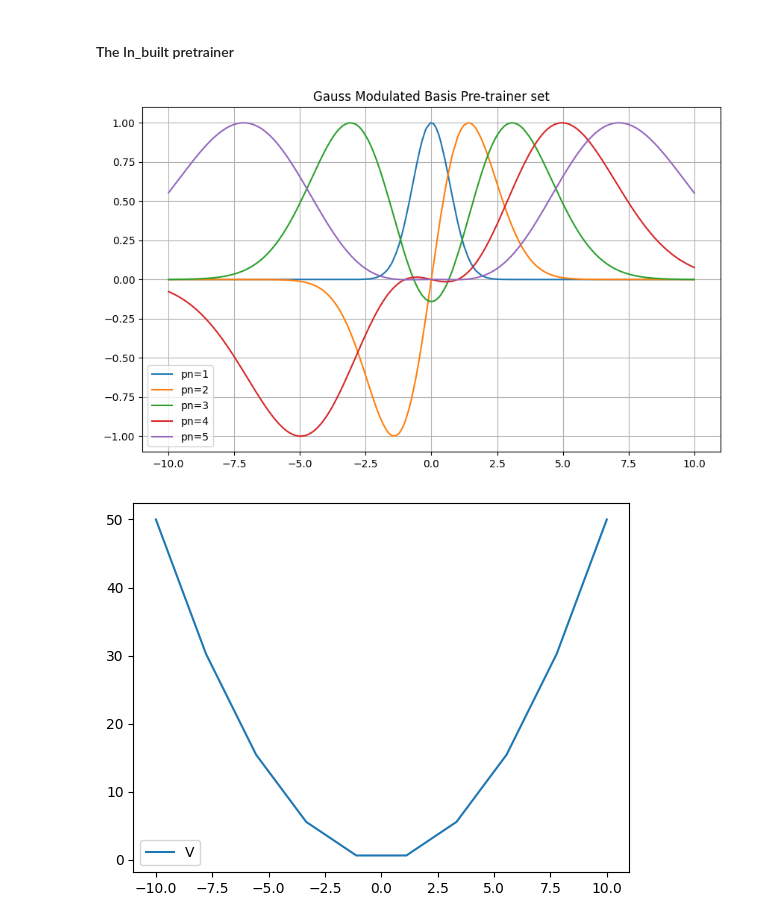
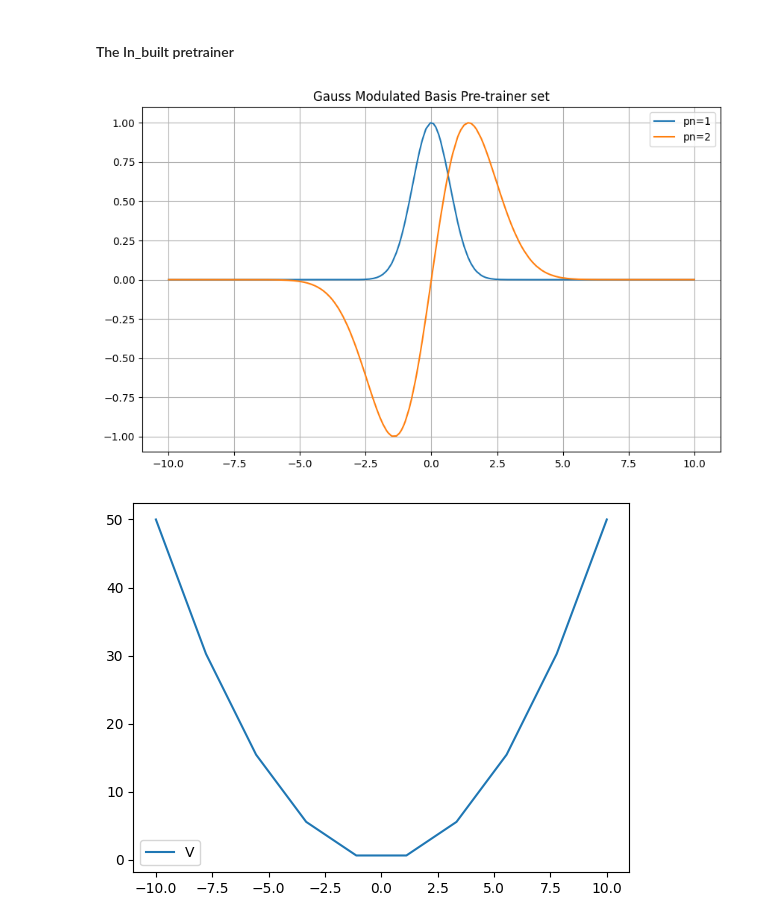
Before and after one commit to oduolaidrisA/Scientific-Machine-Learning-for-QEP, a Jupyter notebook: RqPINN_with_attention/rqpinn-harmonic-oscillator-potential-pre-trainer.ipynb, the cells around one changed output. Cells and saved outputs as stored; diff of their text form; code cells hidden in the pictures.

```diff
--- a/RqPINN_with_attention/rqpinn-harmonic-oscillator-potential-pre-trainer.ipynb
+++ b/RqPINN_with_attention/rqpinn-harmonic-oscillator-potential-pre-trainer.ipynb
@@ -59,7 +59,7 @@ def dfx(f, x):
     return torch.stack(grads, dim=1)  # shape: (n, k)
 # %%
 #Defining the hyperparameters
-t0 =-10; tf = 10; xbc = 0; eig_num = 5;
+t0 =-10; tf = 10; xbc = 0; eig_num = 3;
 col_pts = 200; layers = [1,100,100,eig_num];
 lr = 1e-2; train_epochs =10000; pre_trainer_epoch = 15000
 # %%
@@ -93,7 +93,7 @@ def gauss_modulated_basis(xd, NMax):
         degree = n[idx]
         if degree > 0:
             sp = (tf-t0) / pn[idx]
-            pnt = (torch.arange(1, degree+1) * sp + t0) * 0.2  # The roots
+            pnt = (torch.arange(1, degree+1) * sp + t0) * 0.1  # The roots
             for pm in range(degree):
                 mfun[:, idx] *= (xd - pnt[pm])
 
@@ -107,22 +109,22 @@ def gauss_modulated_basis(xd, NMax):
 # %%
 #Visualization
 
 x_lhs = torch.tensor(t0 + (tf - t0)*lhs(1,col_pts)).view(-1,1).float()
 
 #We generate the basis using lhs, but we sort to ensure that uniformity
 xlhs_sort,idx = torch.sort(x_lhs.squeeze(1))
-gm_basis = gauss_modulated_basis(xlhs_sort, eig_num)
+gm_basis = gauss_modulated_basis(xlhs_sort, 2)
 gm_basis_lhs = gm_basis[torch.argsort(idx), :] #To unsort i.e make the index match that of x_lhs
 
 plt.figure(figsize=(10,6))
-for i in range(eig_num):
+for i in range(2):
     plt.plot(xlhs_sort.numpy(), gm_basis[:, i].numpy(), label=f'pn={i+1}')
 plt.title("Gauss Modulated Basis Pre-trainer set")
 plt.legend()
 plt.grid(True)
 plt.show()
 # %% [output]
-[figure, old version]
+[figure, new version]
 # %%
 def hamEqs_Loss(t, psi, psi_xx, v):
 
```
Also changed, not shown: parts of 18 cells of this notebook, 5 other files.
